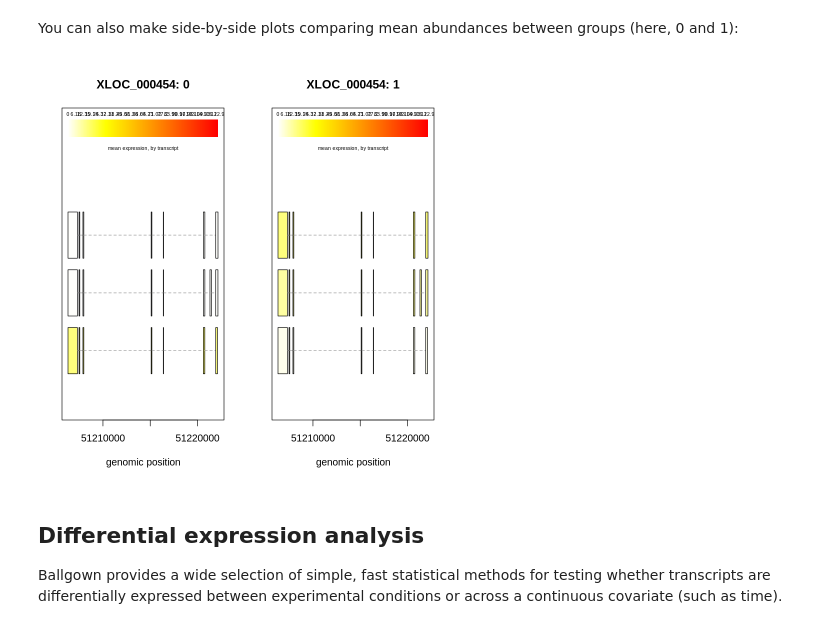
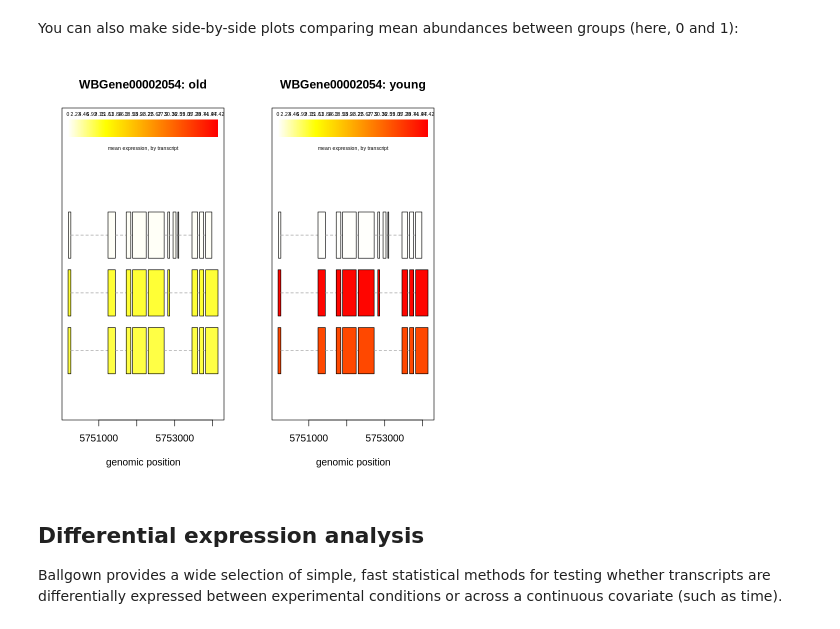
Before and after one commit to Bix4UMD/BIOI611_lab, a Jupyter notebook: docs/BIOI611_bulkRNA_SE_ballgown.ipynb, the cells around one changed output. Saved outputs shown, nothing was run; the diff lists cells and outputs as text; code cells hidden in the pictures.

```diff
--- a/docs/BIOI611_bulkRNA_SE_ballgown.ipynb
+++ b/docs/BIOI611_bulkRNA_SE_ballgown.ipynb
@@ -192,9 +197,9 @@ plotTranscripts('XLOC_000454', bg,
 # %% [markdown]
 You can also make side-by-side plots comparing mean abundances between groups (here, 0 and 1):
 # %%
-plotMeans('XLOC_000454', bg, groupvar='group', meas='FPKM', colorby='transcript')
+plotMeans('WBGene00002054', bg, groupvar='group', meas='FPKM', colorby='transcript')
 # %% [output]
-[figure, old version]
+[figure, new version]
 # %% [markdown]
 ## Differential expression analysis
 
```
Also changed, not shown: parts of 18 cells of this notebook.
